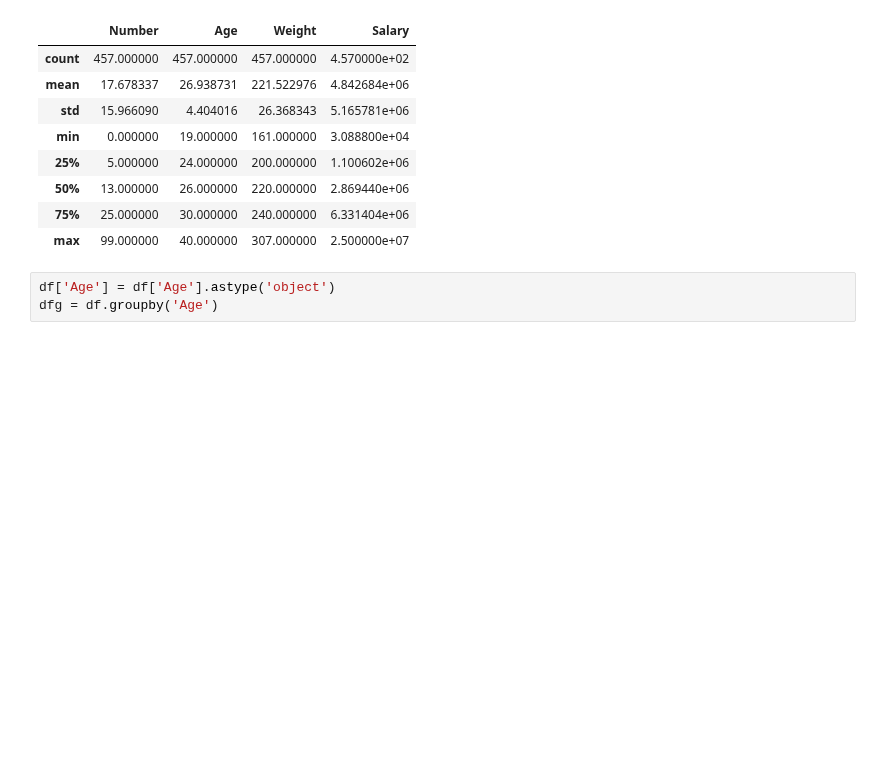
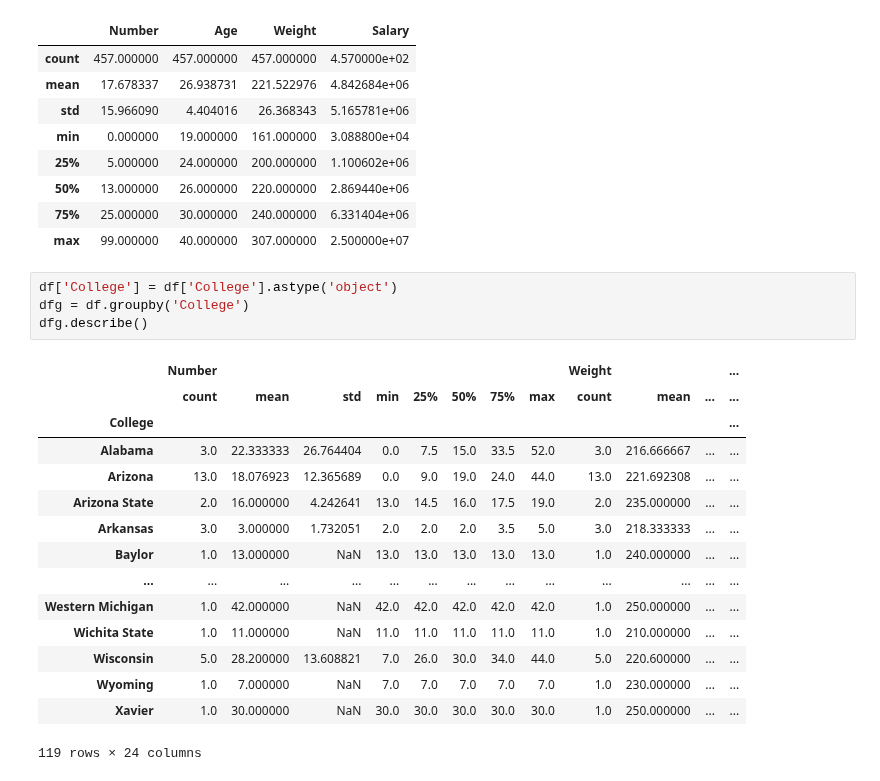
Before and after one commit to Kunals0612/TE_Lab_Assignments, a Jupyter notebook: DSBDAL/Assignment3.ipynb, the cells around one changed output. Saved outputs shown, nothing was run; the diff lists cells and outputs as text; blank space fills up the shorter version.

```diff
--- a/DSBDAL/Assignment3.ipynb
+++ b/DSBDAL/Assignment3.ipynb
@@ -136,8 +136,25 @@ df.describe()
 | 75% | 25.000000 | 30.000000 | 240.000000 | 6.331404e+06 |
 | max | 99.000000 | 40.000000 | 307.000000 | 2.500000e+07 |
 # %%
-df['Age'] = df['Age'].astype('object')
-dfg = df.groupby('Age')
+df['College'] = df['College'].astype('object')
+dfg = df.groupby('College')
+dfg.describe()
+# %% [output]
+|  | Number |  |  |  |  |  |  |  | Weight |  |  | ... |
+|  | count | mean | std | min | 25% | 50% | 75% | max | count | mean | ... | ... |
+| College |  |  |  |  |  |  |  |  |  |  |  | ... |
+| Alabama | 3.0 | 22.333333 | 26.764404 | 0.0 | 7.5 | 15.0 | 33.5 | 52.0 | 3.0 | 216.666667 | ... | ... |
+| Arizona | 13.0 | 18.076923 | 12.365689 | 0.0 | 9.0 | 19.0 | 24.0 | 44.0 | 13.0 | 221.692308 | ... | ... |
+| Arizona State | 2.0 | 16.000000 | 4.242641 | 13.0 | 14.5 | 16.0 | 17.5 | 19.0 | 2.0 | 235.000000 | ... | ... |
+| Arkansas | 3.0 | 3.000000 | 1.732051 | 2.0 | 2.0 | 2.0 | 3.5 | 5.0 | 3.0 | 218.333333 | ... | ... |
+| Baylor | 1.0 | 13.000000 | NaN | 13.0 | 13.0 | 13.0 | 13.0 | 13.0 | 1.0 | 240.000000 | ... | ... |
+| ... | ... | ... | ... | ... | ... | ... | ... | ... | ... | ... | ... | ... |
+| Western Michigan | 1.0 | 42.000000 | NaN | 42.0 | 42.0 | 42.0 | 42.0 | 42.0 | 1.0 | 250.000000 | ... | ... |
+| Wichita State | 1.0 | 11.000000 | NaN | 11.0 | 11.0 | 11.0 | 11.0 | 11.0 | 1.0 | 210.000000 | ... | ... |
+| Wisconsin | 5.0 | 28.200000 | 13.608821 | 7.0 | 26.0 | 30.0 | 34.0 | 44.0 | 5.0 | 220.600000 | ... | ... |
+| Wyoming | 1.0 | 7.000000 | NaN | 7.0 | 7.0 | 7.0 | 7.0 | 7.0 | 1.0 | 230.000000 | ... | ... |
+| Xavier | 1.0 | 30.000000 | NaN | 30.0 | 30.0 | 30.0 | 30.0 | 30.0 | 1.0 | 250.000000 | ... | ... |
+119 rows × 24 columns
 # %%
 columns = ["Salary"]
 print(columns)
```
Also changed, not shown: parts of 4 cells of this notebook, 11 other files.
